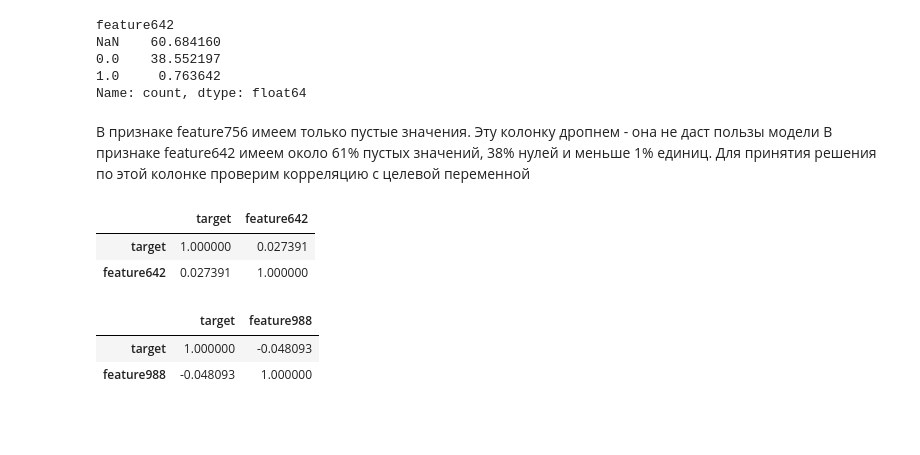
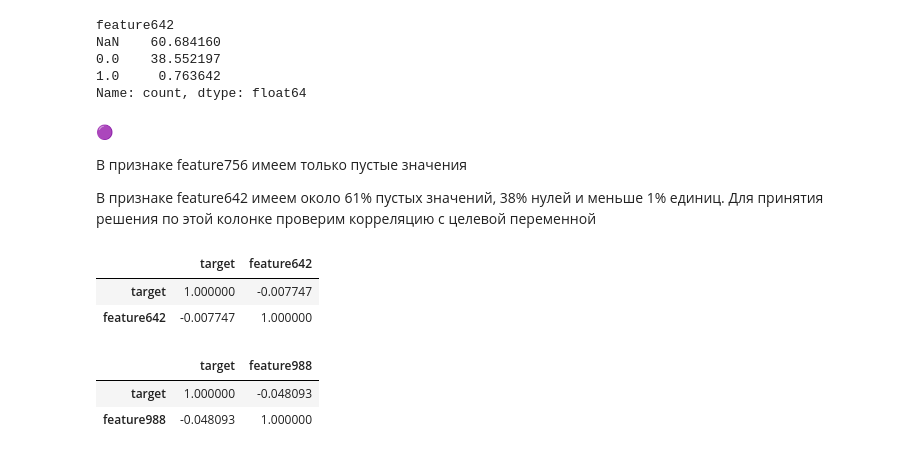
Before and after one commit to REU-DS-CLUB/purple_hack, a Jupyter notebook: EDA.ipynb, the cells around one changed output. Drawn from its saved outputs; the diff is of its cells as text; code cells hidden in the pictures; blank space fills up the shorter version.

```diff
--- a/EDA.ipynb
+++ b/EDA.ipynb
@@ -31,9 +36,9 @@ colors = ["#A115FE", "#8F00FF", "#4d0585", "#591878", "#6e1f78", "#7b469c", "#2c
 sns.set_palette(sns.color_palette(colors))
 # %%
-# для локального открытия
+# для локального открытия файла с данными
 file_path = "Data/train_ai_comp_final_dp.parquet"
-pf = ParquetFile(file_path)
-df = pf.to_pandas()
+df = pd.read_parquet(file_path, index='id')
 
-#df = download_raw_data_from_drive_and_open_in_pandas() #- функция для скачивания из гугл диска
+# для скачивания и открытия сырых данных с диска
+#df = download_raw_data_from_drive_and_open_in_pandas()
 # %%
@@ -123,14 +121,17 @@ NaN    60.684160
 1.0     0.763642
 Name: count, dtype: float64
 # %% [markdown]
-В признаке feature756 имеем только пустые значения. Эту колонку дропнем - она не даст пользы модели
+🟣
+
+В признаке feature756 имеем только пустые значения
+
 В признаке feature642 имеем около 61% пустых значений, 38% нулей и меньше 1% единиц. Для принятия решения по этой колонке проверим корреляцию с целевой переменной
 # %%
-df[['target', 'feature642']].fillna('0.5').corr()
+df[['target', 'feature642']].astype('str').fillna('999').corr()
 # %% [output]
 |  | target | feature642 |
-| target | 1.000000 | 0.027391 |
-| feature642 | 0.027391 | 1.000000 |
+| target | 1.000000 | -0.007747 |
+| feature642 | -0.007747 | 1.000000 |
 # %%
 df[['target', 'feature988']].corr()
 # %% [output]
```
Also changed, not shown: parts of 90 cells of this notebook.
